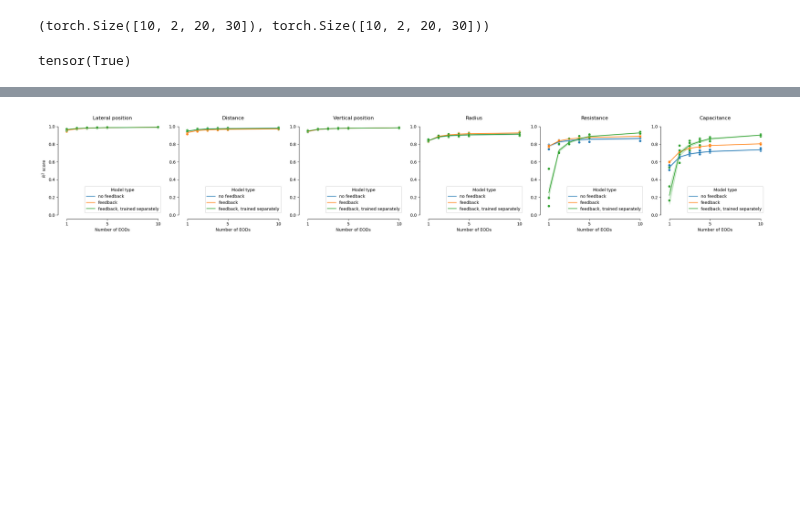
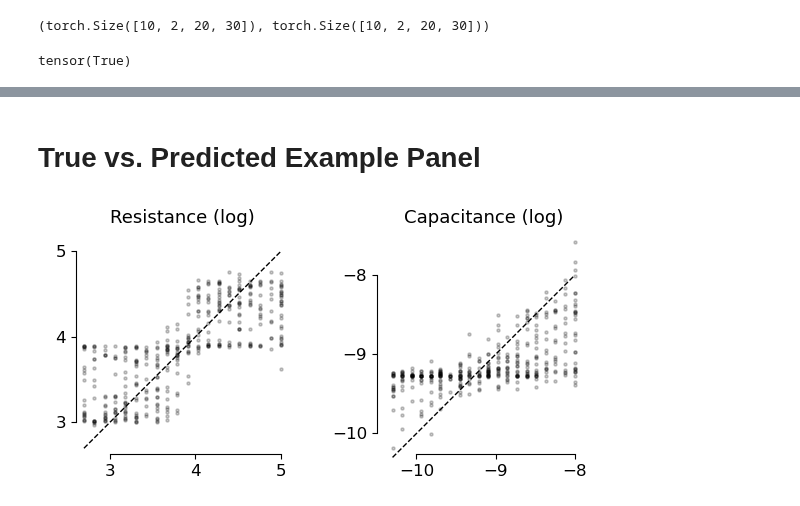
Before and after one commit to DenisTurcu/efish-characterization, a Jupyter notebook: figures/RC-only-training.ipynb, the cells around one changed output, grey strips where cells are left out. Drawn from its saved outputs; the diff is of its cells as text; code cells hidden in the pictures; blank space fills up the shorter version.

Commit message:
example characterization panels for many model types

```diff
--- a/figures/RC-only-training.ipynb
+++ b/figures/RC-only-training.ipynb
@@ -139,3 +132,0 @@ models = pd.DataFrame()
-# %%
-batch_size = 400
-dset = ElectricImagesDataset(data_dir_name=data_dir_name, fish_t=20, fish_u=30)
@@ -304,38 +133,17 @@ for num_eods in num_eods_simulated:
-# %%
-temp_results = results[((results["lambda_RC"] == 1) | (results["lambda_RC"] == 2)) & (results["num_eods"] < 15)]
-f, axes = plt.subplots(1, len(feat_names), figsize=(5 * len(feat_names), 4))
-for i, (feat_n, plot_title) in enumerate(
-    zip(
-        ["position_xs", "position_ys", "position_zs", "radii", "resistances", "capacitances"],
-        ["Lateral position", "Distance", "Vertical position", "Radius", "Resistance", "Capacitance"],
-    )
-):
-    axes[i].set_xticks([1, 5, 10])
-    axes[i].set_ylim(0, 1.05)
-    sns.lineplot(
-        data=temp_results,
-        x="num_eods",
-        y=f"r2_score_{feat_n}",
-        hue="model_type",
-        ax=axes[i],
-    )
-    sns.scatterplot(
-        data=temp_results,
-        x="num_eods",
-        y=f"r2_score_{feat_n}",
-        hue="model_type",
-        ax=axes[i],
-        legend=False,
-    )
-    sns.move_legend(axes[i], "lower right", title="Model type")
-    sns.despine(ax=axes[i], offset=10, trim=True)
-    if i == 0:
-        axes[i].set_ylabel(r"$R^2$ score")
-    else:
-        axes[i].set_ylabel("")
-    axes[i].set_xlabel("Number of EODs")
-    axes[i].set_title(plot_title)
-plt.savefig("performance_summary.svg")
-plt.show()
-# %% [output]
-[figure, removed]
+# %% [markdown]
+# True vs. Predicted Example Panel
+# %%
+from electric_properties_models_dataset import ElectricPropertiesModelsDataset  # noqa: E402
+from ElectricPropertiesNN_PL import ElectricPropertiesNN_PL
+
+rc_only_dset = ElectricPropertiesModelsDataset(data_dir_name="../electric-properties-only/")
+
+model = ElectricPropertiesNN_PL.load_from_checkpoint("../electric-properties-only/both_variable/lightning_logs/version_0/checkpoints/epoch=49-step=6750.ckpt")
+model.eval()
+model.freeze()
+model.cpu()
+
+# data loaders
+train_dset, valid_dset = torch.utils.data.random_split(rc_only_dset, [0.85, 0.15])  # type: ignore
+train_loader = DataLoader(train_dset, batch_size=400, shuffle=True, drop_last=True, num_workers=12)
+valid_loader = DataLoader(valid_dset, batch_size=400, shuffle=False, drop_last=True, num_workers=12)
@@ -341,0 +192,13 @@ plt.show()
+# %%
+my_batch = next(iter(valid_loader))
+my_x = my_batch[0]
+my_y = my_batch[1]
+my_y_hat = model.model(my_x, distances=my_y[:, 1], radii=my_y[:, 3])
+my_y = my_y[:, -2:]
+
+fig = make_true_vs_predicted_figure(my_y.detach().numpy()[:400], my_y_hat.detach().numpy()[:400])
+
+plt.savefig("true_vs_predicted-rc_only.svg")
+plt.show()
+# %% [output]
+[figure, added]
```
Also changed, not shown: parts of 18 cells of this notebook, 2 other files.
